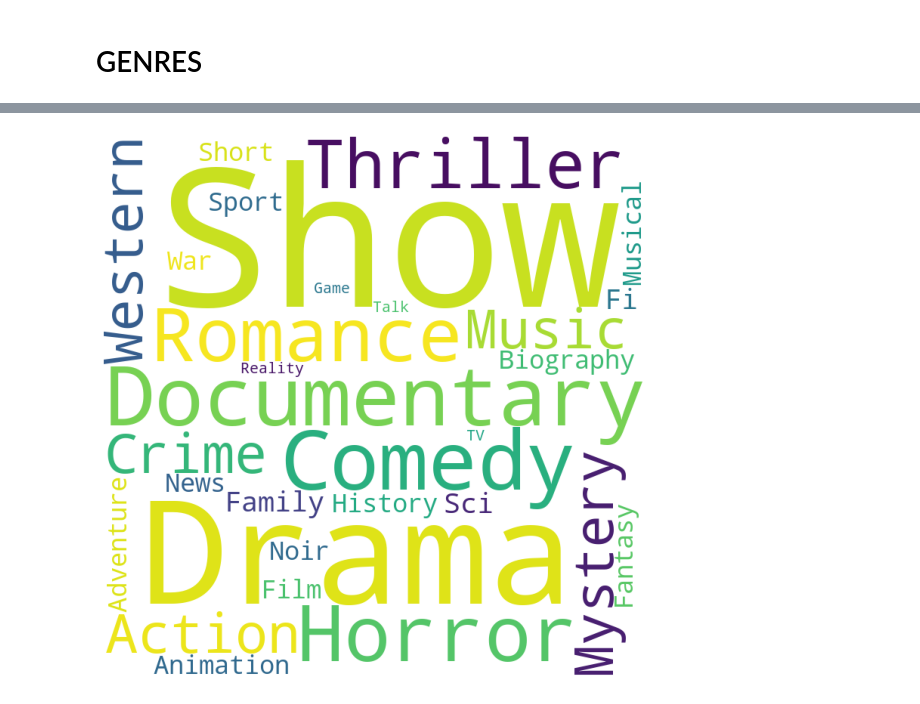
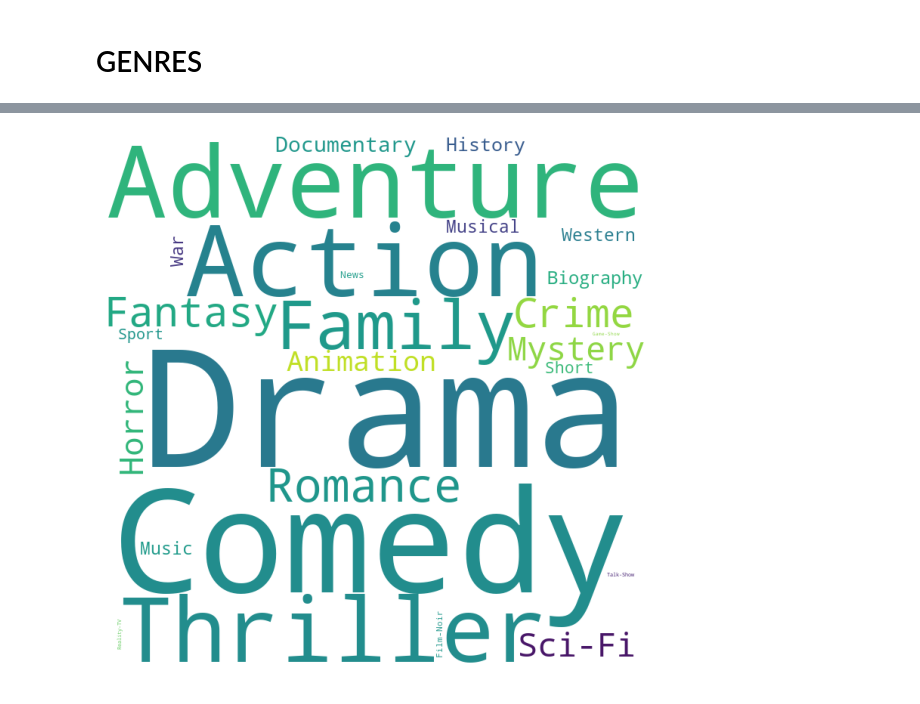
Before and after one commit to MaryColasanto/Project3, a Jupyter notebook: Plotly/wordcloud.ipynb, the cells around one changed output, grey strips where cells are left out. Saved outputs shown, nothing was run; the diff lists cells and outputs as text; code cells hidden in the pictures.

```diff
--- a/Plotly/wordcloud.ipynb
+++ b/Plotly/wordcloud.ipynb
@@ -133,9 +153,10 @@ genres_count_df.sort_values(ascending=False, by='Count').iplot(kind="bar", x='Ge
 # %%
 plt.subplots(figsize = (10,10))
 
 wordcloud = WordCloud (background_color = 'white', width = 720, height = 720).generate(' '.join(genres_count_df['Genre']))
+wordcloud.generate_from_frequencies(frequencies= genres_count)
 plt.imshow(wordcloud)
 plt.axis('off')
 plt.show()
 # %% [output]
-[figure, old version]
+[figure, new version]
```
Also changed, not shown: parts of 4 cells of this notebook.
